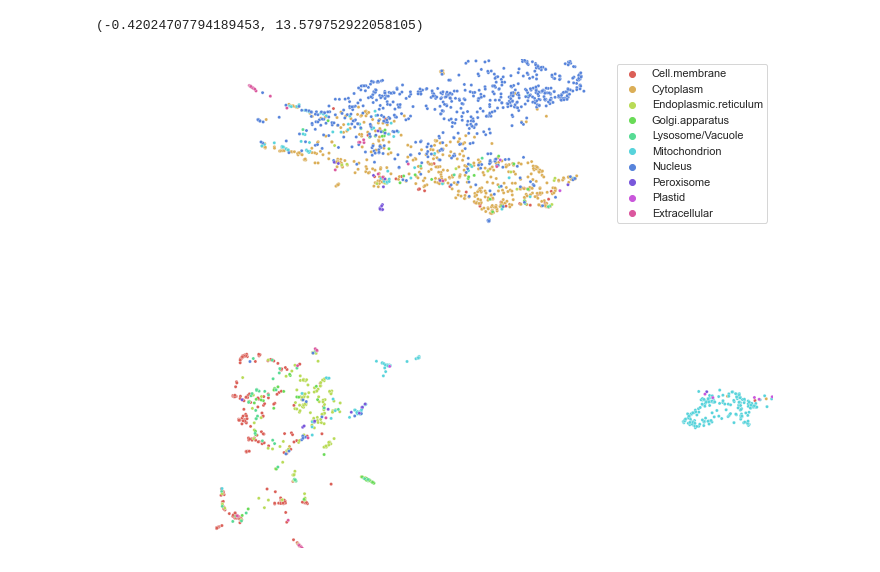
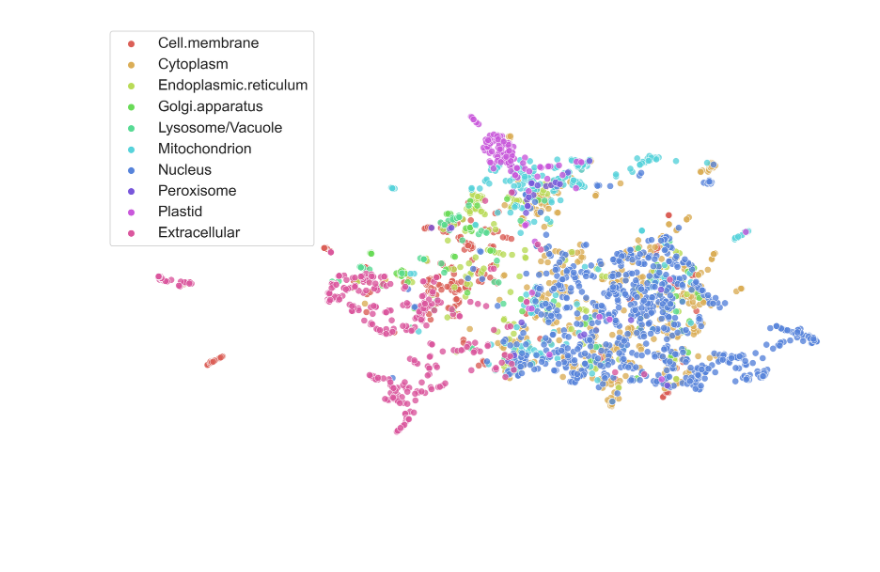
Before and after one commit to HannesStark/protein-localization, a Jupyter notebook: umap_plots.ipynb, the cells around one changed output. Drawn from its saved outputs; the diff is of its cells as text; code cells hidden in the pictures; blank space fills up the shorter version.

```diff
--- a/umap_plots.ipynb
+++ b/umap_plots.ipynb
@@ -22,5 +22,5 @@ for record in tqdm(SeqIO.parse(open('data/fasta_files/test_as_per_deeploc.fasta'
         labels.append(localization)# get localization as integer
     else:
         print(record.description)
-reduced_embeddings = np.array(reduced_embeddings)
+reduced_embeddings = np.array(embeddings)
 labels = np.array(labels)
@@ -46,22 +48,34 @@ plt.ylim((mean[1]-range,mean[1]+range ))
 # %%
-sns.set(rc={'figure.figsize':(12,9)})
+mean = np.array(results).mean(axis=0)
+plt.rcParams['figure.dpi'] = 300
+
+mapper = mapper_reduced
+
+sns.set(rc={'figure.figsize':(11,7)})
 sns.set_style("white")
 results = mapper.embedding_
 int_labels = []
 for label in labels:
     int_labels.append(LOCALIZATION.index(label))
-sns.scatterplot(x= results[:, 0], y=results[:, 1], hue=labels, palette='hls',alpha=1, s=10)
+sns.scatterplot(x= results[:, 0], y=results[:, 1], hue=labels, palette='hls',alpha=0.8, s=50)
 #plt.scatter(
 #    results[:, 0],
 #    results[:, 1],
 #    s=12,
 #    c=[sns.color_palette()[x] for x in int_labels])
 
-range = 7
+range = 8
 plt.axis('off')
-
-plt.xlim((mean[0]-range,mean[0]+range ))
-plt.ylim((mean[1]-range,mean[1]+range ))
+#plt.legend().remove()
+plt.legend( prop={'size': 16})
+plt.xlim((mean[0]-range-1,mean[0]+range -2))
+plt.ylim((mean[1]-range+1,mean[1]+range+1))
+plt.gca().set_axis_off()
+plt.subplots_adjust(top = 1, bottom = 0, right = 1, left = 0,
+            hspace = 0, wspace = 0)
+plt.margins(0,0)
+plt.gca().xaxis.set_major_locator(plt.NullLocator())
+plt.gca().yaxis.set_major_locator(plt.NullLocator())
+plt.savefig('umap.png',bbox_inches = 'tight',pad_inches = 0)
 # %% [output]
-(-0.42024707794189453, 13.579752922058105)
-[figure, old version]
+[figure, new version]
```
Also changed, not shown: parts of 5 cells of this notebook, 14 other files.
